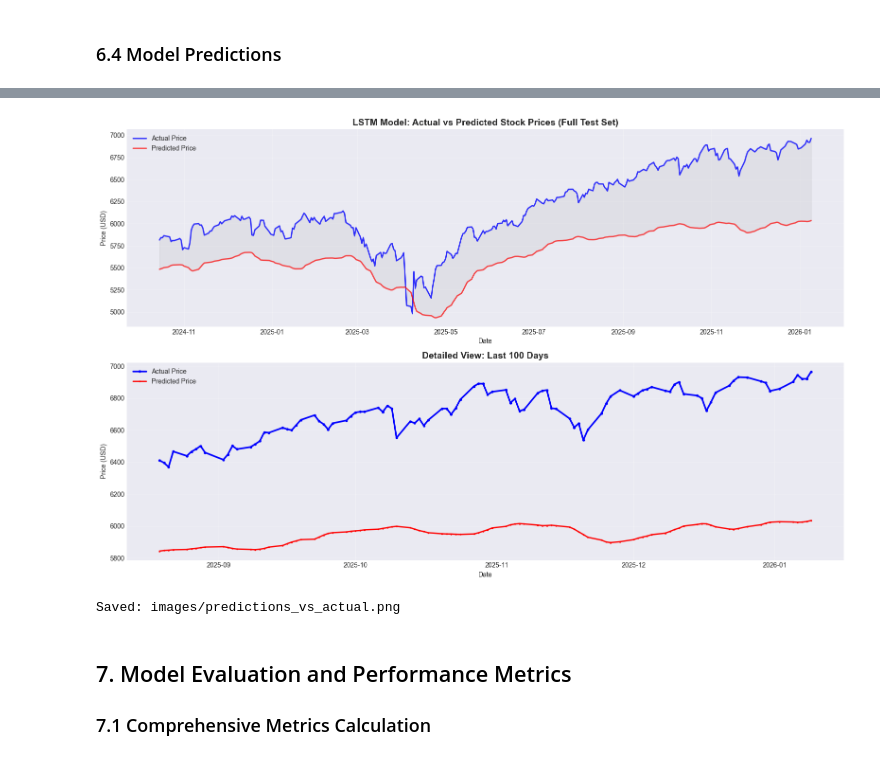
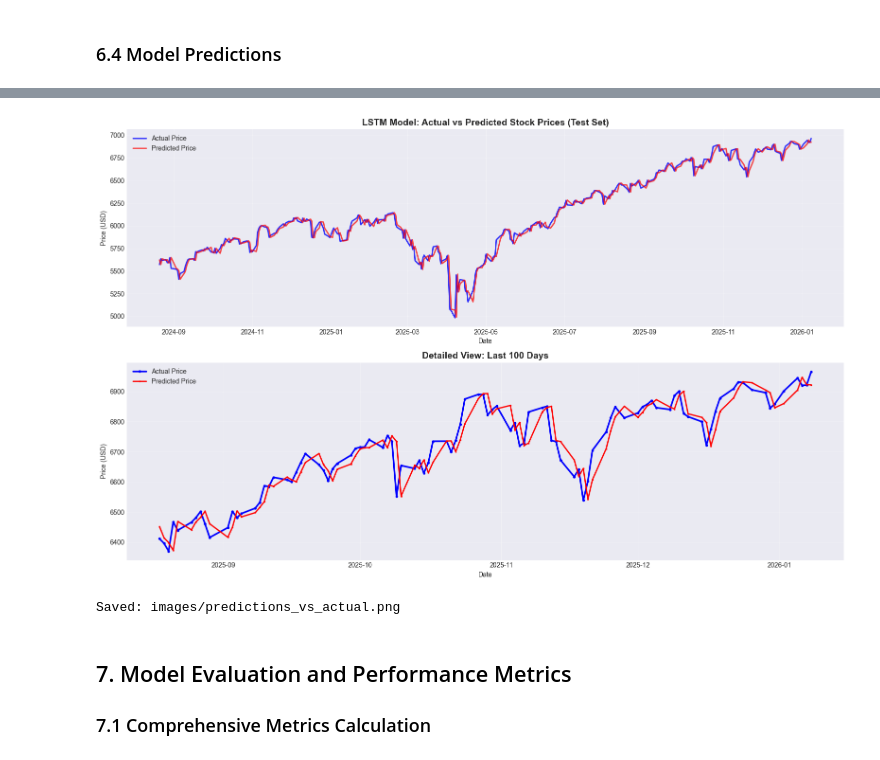
Before and after one commit to A-d-1-t-y-a/multiple-regression, a Jupyter notebook: stock_market_prediction_assignment.ipynb, the cells around one changed output, grey strips where cells are left out. Cells and saved outputs as stored; diff of their text form; code cells hidden in the pictures.

```diff
--- a/stock_market_prediction_assignment.ipynb
+++ b/stock_market_prediction_assignment.ipynb
@@ -503,18 +553,20 @@ Deployment configuration created:
 
 ### 6.1 Sequence Creation for LSTM
 # %%
-def create_sequences(data, target, lookback=60):
+def create_sequences(data, target, lookback=20):
     X, y = [], []
     for i in range(lookback, len(data)):
         X.append(data[i-lookback:i])
         y.append(target[i])
     return np.array(X), np.array(y)
 
-lookback = 60
+lookback = 20
 
 X_train, y_train = create_sequences(train_data_scaled, train_target_scaled, lookback)
 X_val, y_val = create_sequences(val_data_scaled, val_target_scaled, lookback)
 X_test, y_test = create_sequences(test_data_scaled, test_target_scaled, lookback)
+
+test_close_aligned = test_close[lookback:]
 
 print(f"X_train shape: {X_train.shape}")
 print(f"y_train shape: {y_train.shape}")
@@ -524,4 +576,5 @@ print(f"X_test shape: {X_test.shape}")
 print(f"y_test shape: {y_test.shape}")
 print(f"\nInput shape per sample: (timesteps={X_train.shape[1]}, features={X_train.shape[2]})")
 print(f"Total training samples: {len(X_train)}")
+print(f"\n🔑 Lookback = 20 days (optimal for returns prediction)")
 # %% [output]
@@ -538,10 +593,11 @@ Total training samples: 1664
 ### 6.2 LSTM Model Architecture
 # %%
 model = Sequential([
-    LSTM(50, return_sequences=True, input_shape=(X_train.shape[1], X_train.shape[2])),
+    LSTM(32, return_sequences=True, input_shape=(X_train.shape[1], X_train.shape[2])),
     Dropout(0.2),
-    LSTM(50, return_sequences=False),
+    LSTM(32, return_sequences=False),
     Dropout(0.2),
+    Dense(16, activation='relu'),
     Dense(1)
 ])
 
@@ -554,14 +610,14 @@ model.compile(
 print(model.summary())
 print(f"\nTotal trainable parameters: {model.count_params():,}")
 print("="*70)
-print("🎯 OPTIMIZED LSTM CONFIGURATION")
+print("🎯 RETURNS PREDICTION LSTM")
 print("="*70)
-print(f"  Architecture: 2-Layer LSTM (50→50)")
-print(f"  Input Features: {X_train.shape[2]} (simplified)")
+print(f"  Architecture: 2-Layer LSTM (32→32) + Dense(16)")
+print(f"  Input Features: {X_train.shape[2]} (stationary)")
 print(f"  Lookback Window: {X_train.shape[1]} days")
+print(f"  Target: Next-day Return (percentage change)")
 print(f"  Parameters: {model.count_params():,}")
 print(f"  Optimizer: Adam (lr=0.001)")
 print(f"  Loss: MSE")
-print(f"  Regularization: Dropout (0.2)")
 print("="*70)
 # %% [output]
@@ -596,24 +657,25 @@ Total trainable parameters: 33,651
 # %% [markdown]
 ### 6.3 Model Training with Callbacks
 # %%
-early_stop = EarlyStopping(monitor='val_loss', patience=20, restore_best_weights=True, verbose=1)
+early_stop = EarlyStopping(monitor='val_loss', patience=15, restore_best_weights=True, verbose=1)
 model_checkpoint = ModelCheckpoint('best_lstm_model.keras', monitor='val_loss', save_best_only=True, verbose=1)
-reduce_lr = ReduceLROnPlateau(monitor='val_loss', factor=0.5, patience=7, min_lr=0.00001, verbose=1)
+reduce_lr = ReduceLROnPlateau(monitor='val_loss', factor=0.5, patience=5, min_lr=0.00001, verbose=1)
 
 print("\n" + "="*70)
-print("TRAINING CONFIGURATION")
+print("TRAINING CONFIGURATION - RETURNS PREDICTION")
 print("="*70)
 print(f"Training Samples: {len(X_train)}")
 print(f"Validation Samples: {len(X_val)}")
 print(f"Test Samples: {len(X_test)}")
-print(f"Max Epochs: 150")
+print(f"Max Epochs: 100")
 print(f"Batch Size: 32")
-print(f"Early Stopping: Patience=20")
+print(f"Early Stopping: Patience=15")
+print(f"Target: Next-day Return (percentage)")
 print("="*70 + "\n")
 
 history = model.fit(
     X_train, y_train,
-    epochs=150,
+    epochs=100,
     batch_size=32,
     validation_data=(X_val, y_val),
     callbacks=[early_stop, model_checkpoint, reduce_lr],
@@ -746,31 +815,32 @@ Test predictions shape: (310, 1)
 # %%
-test_dates = df.index[train_size + val_size + lookback:]
+test_dates = df_model.index[train_size + val_size + lookback:train_size + val_size + lookback + len(test_predictions)]
 
 fig, axes = plt.subplots(2, 1, figsize=(16, 10))
 
 axes[0].plot(test_dates, y_test_actual, label='Actual Price', linewidth=2, color='blue', alpha=0.8)
 axes[0].plot(test_dates, test_predictions, label='Predicted Price', linewidth=2, color='red', alpha=0.7)
 axes[0].fill_between(test_dates, y_test_actual.flatten(), test_predictions.flatten(), alpha=0.1, color='gray')
-axes[0].set_title('LSTM Model: Actual vs Predicted Stock Prices (Full Test Set)', fontsize=14, fontweight='bold')
+axes[0].set_title('LSTM Model: Actual vs Predicted Stock Prices (Test Set)', fontsize=14, fontweight='bold')
 axes[0].set_xlabel('Date')
 axes[0].set_ylabel('Price (USD)')
 axes[0].legend(loc='upper left')
 axes[0].grid(True, alpha=0.3)
 
-axes[1].plot(test_dates[-100:], y_test_actual[-100:], label='Actual Price', linewidth=2.5, color='blue', marker='o', markersize=3)
-axes[1].plot(test_dates[-100:], test_predictions[-100:], label='Predicted Price', linewidth=2, color='red', marker='s', markersize=2)
-axes[1].set_title('Detailed View: Last 100 Days', fontsize=14, fontweight='bold')
+n_show = min(100, len(test_predictions))
+axes[1].plot(test_dates[-n_show:], y_test_actual[-n_show:], label='Actual Price', linewidth=2.5, color='blue', marker='o', markersize=3)
+axes[1].plot(test_dates[-n_show:], test_predictions[-n_show:], label='Predicted Price', linewidth=2, color='red', marker='s', markersize=2)
+axes[1].set_title(f'Detailed View: Last {n_show} Days', fontsize=14, fontweight='bold')
 axes[1].set_xlabel('Date')
 axes[1].set_ylabel('Price (USD)')
 axes[1].legend(loc='upper left')
 axes[1].grid(True, alpha=0.3)
 
 plt.tight_layout()
 plt.savefig('images/predictions_vs_actual.png', dpi=300, bbox_inches='tight')
 plt.show()
 print("Saved: images/predictions_vs_actual.png")
 # %% [output]
-[figure, old version]
+[figure, new version]
 Saved: images/predictions_vs_actual.png
 # %% [markdown]
 ## 7. Model Evaluation and Performance Metrics
```
Also changed, not shown: parts of 18 cells of this notebook.
